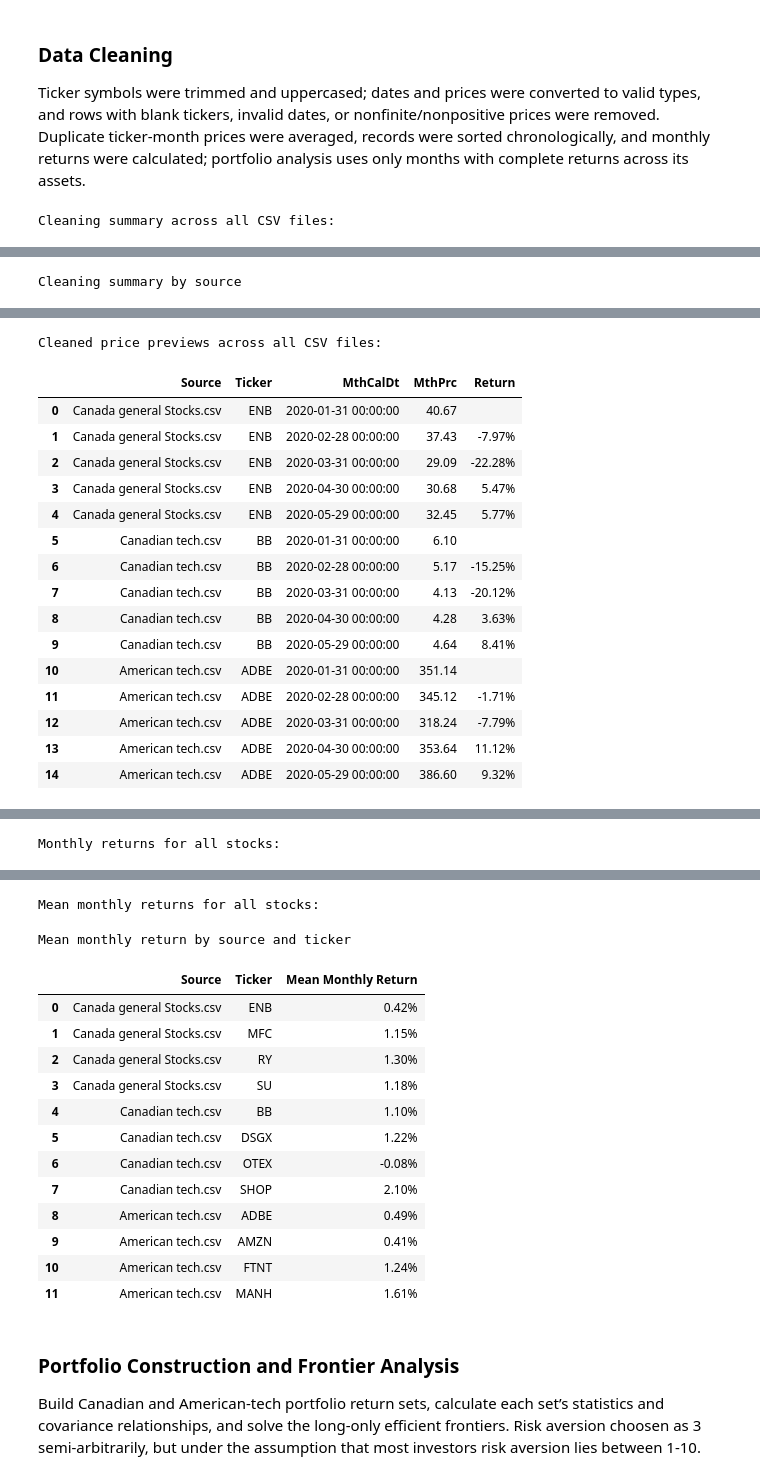
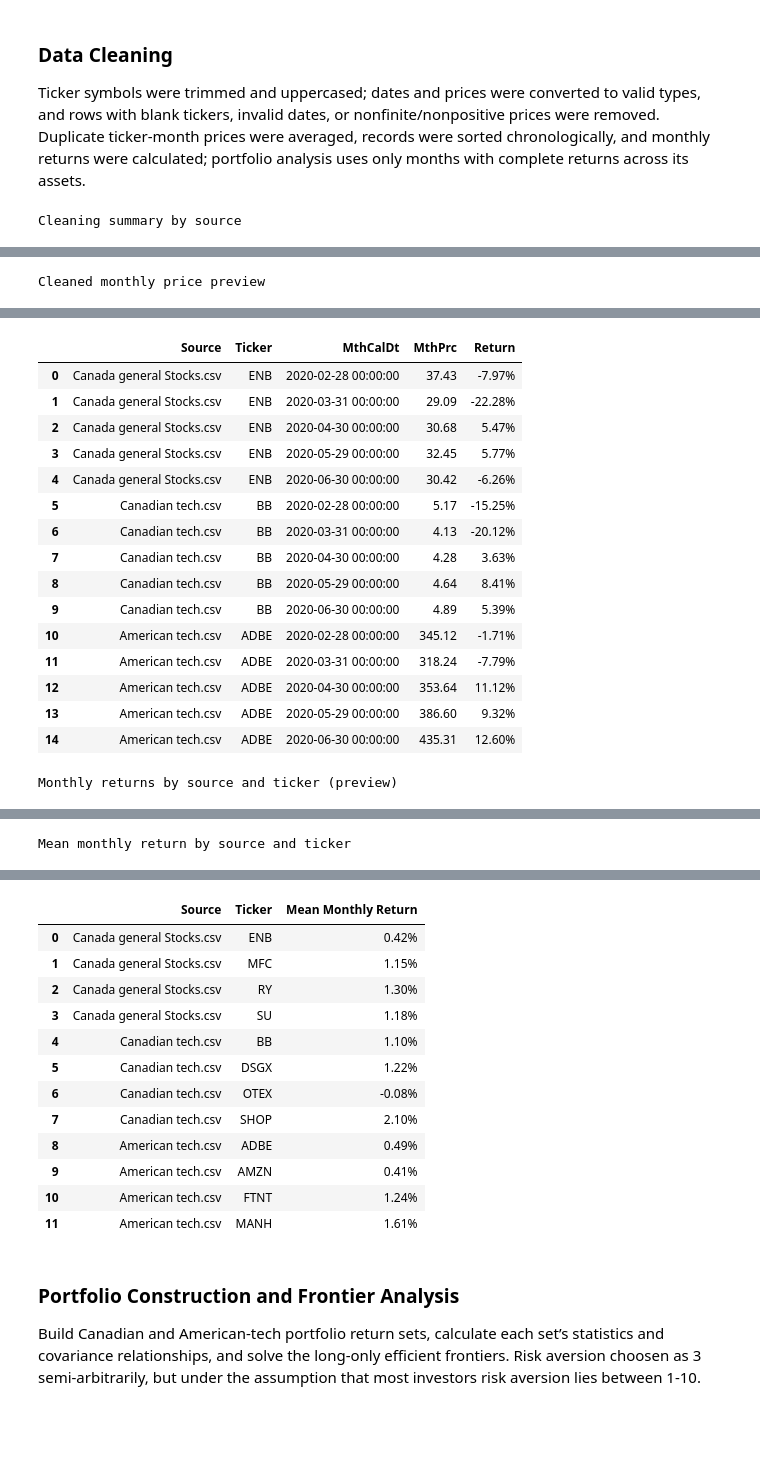
Before and after one commit to Chara1236/CFM301, a Jupyter notebook: PROJ1-CFM301.ipynb, the cells around one changed output, grey strips where cells are left out. Saved outputs shown, nothing was run; the diff lists cells and outputs as text; code cells hidden in the pictures; blank space fills up the shorter version.

```diff
--- a/PROJ1-CFM301.ipynb
+++ b/PROJ1-CFM301.ipynb
@@ -100,27 +100,34 @@ cleaning_summary = pd.DataFrame(
         "clean_rows": "Clean ticker-month rows",
     }
 )
-print("Cleaning summary across all CSV files:")
 display(cleaning_summary.style.format("{:,.0f}").set_caption("Cleaning summary by source"))
 
 cleaned_price_preview = pd.concat(
-    [source["cleaned"].head().assign(Source=source["name"]) for source in stocks],
+    [
+        source["cleaned"].loc[source["cleaned"]["Return"].notna()]
+        .head()
+        .assign(Source=source["name"])
+        for source in stocks
+    ],
     ignore_index=True,
 )[["Source", "Ticker", "MthCalDt", "MthPrc", "Return"]]
-print("Cleaned price previews across all CSV files:")
 display(
     cleaned_price_preview.style.format(
         {"MthPrc": "{:,.2f}", "Return": "{:.2%}"},
         na_rep="",
-    )
+    ).set_caption("Cleaned monthly price preview")
 )
 
 all_monthly_returns = pd.concat(
     {source["name"]: source["returns"] for source in stocks},
     axis=1,
 ).sort_index()
-print("Monthly returns for all stocks:")
-display(all_monthly_returns.head().style.format("{:.2%}", na_rep=""))
+monthly_returns_preview = all_monthly_returns.dropna(how="all").head()
+display(
+    monthly_returns_preview
+    .style.format("{:.2%}", na_rep="")
+    .set_caption("Monthly returns by source and ticker (preview)")
+)
 
 mean_monthly_returns = pd.concat(
     [
@@ -134,11 +141,10 @@ mean_monthly_returns = pd.concat(
     ],
     ignore_index=True,
 )[["Source", "Ticker", "Mean Monthly Return"]]
-print("Mean monthly returns for all stocks:")
 display(
     mean_monthly_returns.style
     .format({"Mean Monthly Return": "{:.2%}"})
     .set_caption("Mean monthly return by source and ticker")
 )
 # %% [output]
-Cleaning summary across all CSV files:
+Cleaning summary by source
@@ -145 +155 @@ Cleaning summary across all CSV files:
-Cleaning summary by source
+Cleaned monthly price preview
@@ -150,17 +156,17 @@ Cleaning summary by source
+|  | Source | Ticker | MthCalDt | MthPrc | Return |
+| 0 | Canada general Stocks.csv | ENB | 2020-02-28 00:00:00 | 37.43 | -7.97% |
+| 1 | Canada general Stocks.csv | ENB | 2020-03-31 00:00:00 | 29.09 | -22.28% |
+| 2 | Canada general Stocks.csv | ENB | 2020-04-30 00:00:00 | 30.68 | 5.47% |
+| 3 | Canada general Stocks.csv | ENB | 2020-05-29 00:00:00 | 32.45 | 5.77% |
+| 4 | Canada general Stocks.csv | ENB | 2020-06-30 00:00:00 | 30.42 | -6.26% |
+| 5 | Canadian tech.csv | BB | 2020-02-28 00:00:00 | 5.17 | -15.25% |
+| 6 | Canadian tech.csv | BB | 2020-03-31 00:00:00 | 4.13 | -20.12% |
+| 7 | Canadian tech.csv | BB | 2020-04-30 00:00:00 | 4.28 | 3.63% |
+| 8 | Canadian tech.csv | BB | 2020-05-29 00:00:00 | 4.64 | 8.41% |
+| 9 | Canadian tech.csv | BB | 2020-06-30 00:00:00 | 4.89 | 5.39% |
+| 10 | American tech.csv | ADBE | 2020-02-28 00:00:00 | 345.12 | -1.71% |
+| 11 | American tech.csv | ADBE | 2020-03-31 00:00:00 | 318.24 | -7.79% |
+| 12 | American tech.csv | ADBE | 2020-04-30 00:00:00 | 353.64 | 11.12% |
+| 13 | American tech.csv | ADBE | 2020-05-29 00:00:00 | 386.60 | 9.32% |
+| 14 | American tech.csv | ADBE | 2020-06-30 00:00:00 | 435.31 | 12.60% |
-Cleaned price previews across all CSV files:
+Monthly returns by source and ticker (preview)
-|  | Source | Ticker | MthCalDt | MthPrc | Return |
-| 0 | Canada general Stocks.csv | ENB | 2020-01-31 00:00:00 | 40.67 |  |
-| 1 | Canada general Stocks.csv | ENB | 2020-02-28 00:00:00 | 37.43 | -7.97% |
-| 2 | Canada general Stocks.csv | ENB | 2020-03-31 00:00:00 | 29.09 | -22.28% |
-| 3 | Canada general Stocks.csv | ENB | 2020-04-30 00:00:00 | 30.68 | 5.47% |
-| 4 | Canada general Stocks.csv | ENB | 2020-05-29 00:00:00 | 32.45 | 5.77% |
-| 5 | Canadian tech.csv | BB | 2020-01-31 00:00:00 | 6.10 |  |
-| 6 | Canadian tech.csv | BB | 2020-02-28 00:00:00 | 5.17 | -15.25% |
-| 7 | Canadian tech.csv | BB | 2020-03-31 00:00:00 | 4.13 | -20.12% |
-| 8 | Canadian tech.csv | BB | 2020-04-30 00:00:00 | 4.28 | 3.63% |
-| 9 | Canadian tech.csv | BB | 2020-05-29 00:00:00 | 4.64 | 8.41% |
-| 10 | American tech.csv | ADBE | 2020-01-31 00:00:00 | 351.14 |  |
-| 11 | American tech.csv | ADBE | 2020-02-28 00:00:00 | 345.12 | -1.71% |
-| 12 | American tech.csv | ADBE | 2020-03-31 00:00:00 | 318.24 | -7.79% |
-| 13 | American tech.csv | ADBE | 2020-04-30 00:00:00 | 353.64 | 11.12% |
-| 14 | American tech.csv | ADBE | 2020-05-29 00:00:00 | 386.60 | 9.32% |
@@ -167 +181 @@ Cleaned price previews across all CSV files:
-Monthly returns for all stocks:
+Mean monthly return by source and ticker
@@ -176,5 +182,3 @@ Monthly returns for all stocks:
-Mean monthly returns for all stocks:
-Mean monthly return by source and ticker
 |  | Source | Ticker | Mean Monthly Return |
 | 0 | Canada general Stocks.csv | ENB | 0.42% |
 | 1 | Canada general Stocks.csv | MFC | 1.15% |
```
Also changed, not shown: parts of 6 cells of this notebook.
